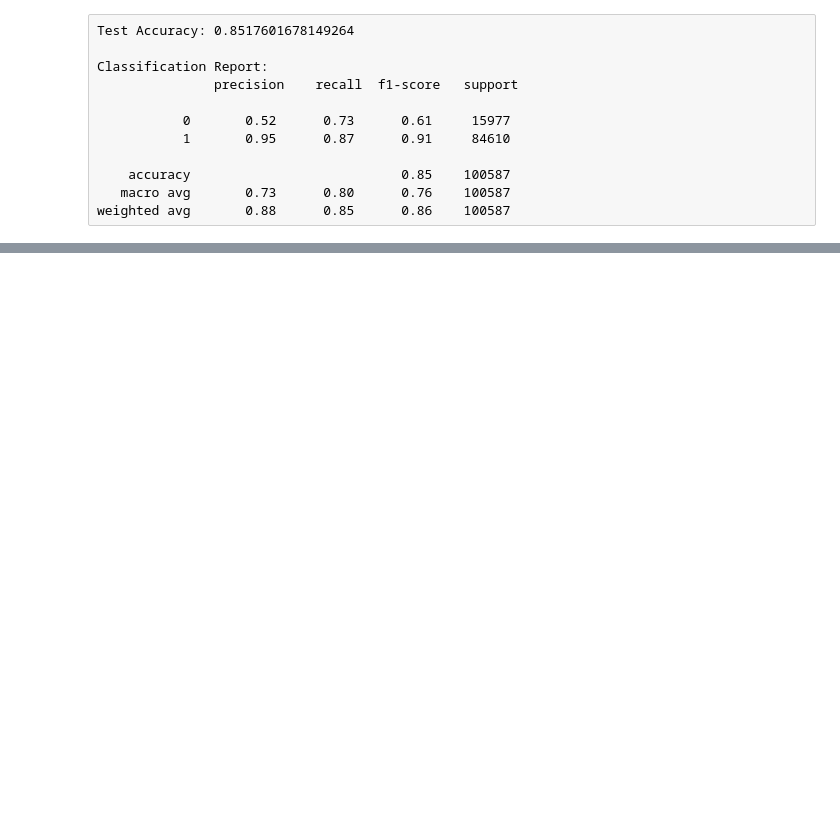
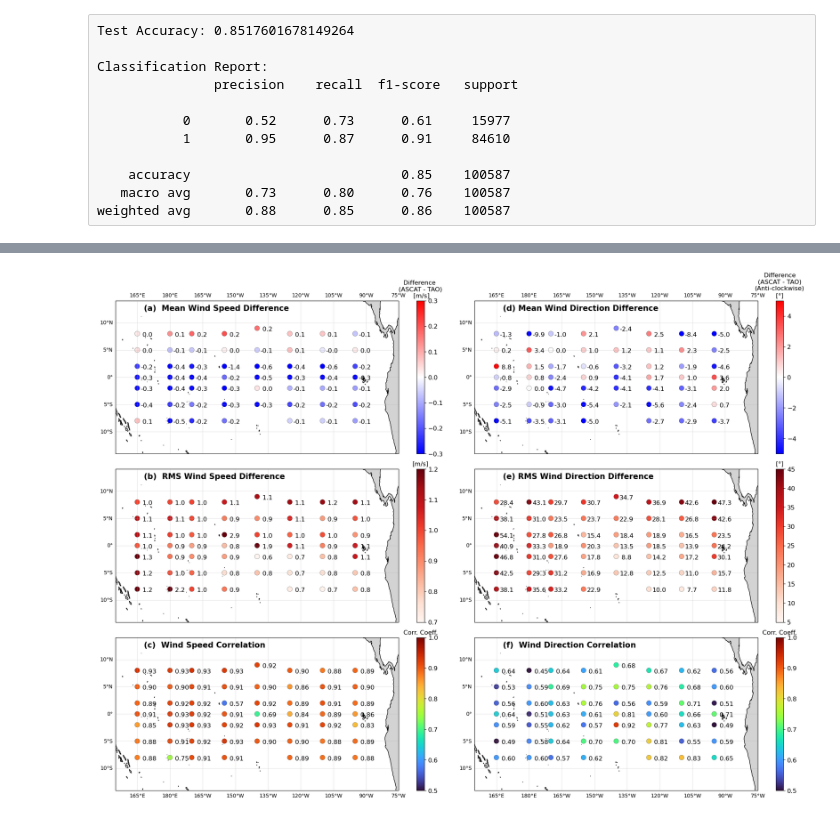
Before and after one commit to raickhr/SatelliteVsBuoyWinds, a Jupyter notebook: seaStateProcessing/deepLearning/ASCATrandomForestPredictError.ipynb, the cells around one changed output, grey strips where cells are left out. Drawn from its saved outputs; the diff is of its cells as text; code cells hidden in the pictures; blank space fills up the shorter version.

```diff
--- a/seaStateProcessing/deepLearning/ASCATrandomForestPredictError.ipynb
+++ b/seaStateProcessing/deepLearning/ASCATrandomForestPredictError.ipynb
@@ -1028,7 +1043,7 @@ cb = plt.colorbar(x, ax = ax)
 cb.ax.tick_params(labelsize=cbFs)
 cb.ax.set_title('Difference \n (ASCAT - TAO) \n [m/s]')
 
-ax.text(0.1, 0.95, 'A.  Mean Wind Speed Difference', horizontalalignment='left',
+ax.text(0.1, 0.95, '(a)  Mean Wind Speed Difference', horizontalalignment='left',
         verticalalignment='center', transform=ax.transAxes,
         weight = 'heavy', fontsize = fontSize)
 
@@ -1072,7 +1087,7 @@ cb = plt.colorbar(x, ax = ax)
 cb.ax.tick_params(labelsize=cbFs)
 cb.ax.set_title('[m/s]')
 
-ax.text(0.1, 0.95, 'B.  RMS Wind Speed Difference', horizontalalignment='left',
+ax.text(0.1, 0.95, '(b)  RMS Wind Speed Difference', horizontalalignment='left',
         verticalalignment='center', transform=ax.transAxes,
         weight = 'heavy', fontsize = fontSize)
 
@@ -1117,7 +1132,7 @@ cb.ax.tick_params(labelsize=cbFs)
 cb.ax.set_title('Corr. Coeff.')
 #ax.scatter(df['LONGITUDE'], df['LATITUDE'], transform=ccrs.PlateCarree())
 
-ax.text(0.1, 0.95, 'C.  Wind Speed Correlation', horizontalalignment='left',
+ax.text(0.1, 0.95, '(c)  Wind Speed Correlation', horizontalalignment='left',
         verticalalignment='center', transform=ax.transAxes,
         weight = 'heavy', fontsize = fontSize)
 
@@ -1162,7 +1177,7 @@ cb = plt.colorbar(x, ax = ax)
 cb.ax.tick_params(labelsize=cbFs)
 cb.ax.set_title('Difference\n(ASCAT - TAO)\n(Anti-clockwise)\n' + r'[$\degree$]')
 
-ax.text(0.1, 0.95, 'D. Mean Wind Direction Difference', horizontalalignment='left',
+ax.text(0.1, 0.95, '(d) Mean Wind Direction Difference', horizontalalignment='left',
         verticalalignment='center', transform=ax.transAxes,
         weight = 'heavy', fontsize = fontSize)
 
@@ -1205,7 +1220,7 @@ cb = plt.colorbar(x, ax = ax)
 cb.ax.tick_params(labelsize=cbFs)
 cb.ax.set_title(r'[$\degree$]')
 
-ax.text(0.1, 0.95, 'E. RMS Wind Direction Difference', horizontalalignment='left',
+ax.text(0.1, 0.95, '(e) RMS Wind Direction Difference', horizontalalignment='left',
         verticalalignment='center', transform=ax.transAxes,
         weight = 'heavy', fontsize = fontSize)
 
@@ -1232,34 +1247,36 @@ ax.coastlines()
 plotList = np.zeros((0,3), dtype=float)
 for task in taskList:
     lat = task[0]
     lon = task[1]
     xpos = lon + 180
 
     if xpos > 180:
        xpos -= 360
     corr = getDirCorrelation(lat, lon, subDF)
     #print(corr)
     if corr != -999:
         ax.text(xpos+1.5, lat-0.5, f'{corr:5.2f}', fontsize = fsz)
         plotList = np.concatenate((plotList, np.array([[xpos, lat, corr]])), axis = 0)
 
 x = ax.scatter(plotList[:,0], plotList[:,1], c=plotList[:,2], s=dotSize, edgecolor='black',
                linewidths=slw, cmap=cm.turbo, vmin=0.5, vmax=1)
 cb = plt.colorbar(x, ax = ax)
 cb.ax.tick_params(labelsize=cbFs)
 cb.ax.set_title('Corr. Coeff.')
 #ax.scatter(df['LONGITUDE'], df['LATITUDE'], transform=ccrs.PlateCarree())
 
-ax.text(0.1, 0.95, 'F.  Wind Direction Correlation', horizontalalignment='left',
+ax.text(0.1, 0.95, '(f)  Wind Direction Correlation', horizontalalignment='left',
         verticalalignment='center', transform=ax.transAxes,
         weight = 'heavy', fontsize = fontSize)
 
 
 ###################################################################################################################
 
 plt.subplots_adjust(left = 0.03, right = 1, top =0.93 , bottom = 0.02, wspace=0 , hspace=0.1)
 
 plt.savefig('BasicStats_ASCAT_All.pdf', dpi=100)
+# %% [output]
+[figure, added]
 # %%
 subDF = df.loc[df['label'] == 0]
 latList = [-9, -8, -5, -2, 0, 2, 5, 8, 9]
```
Also changed, not shown: parts of 14 cells of this notebook, 7 other files.
